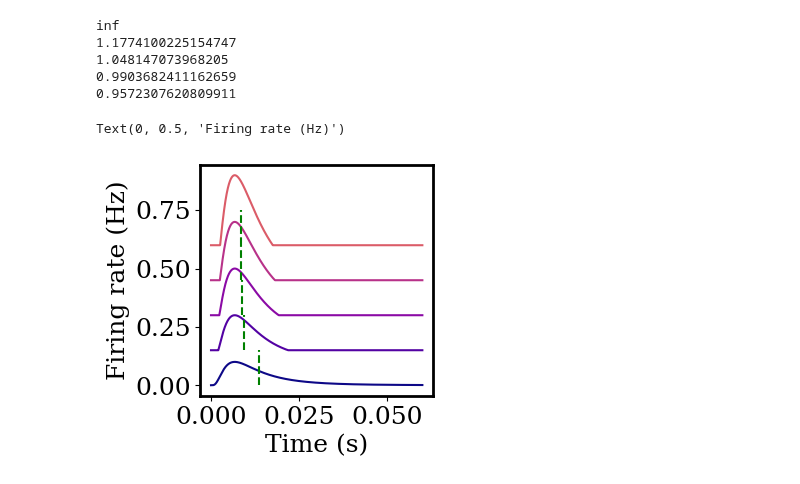
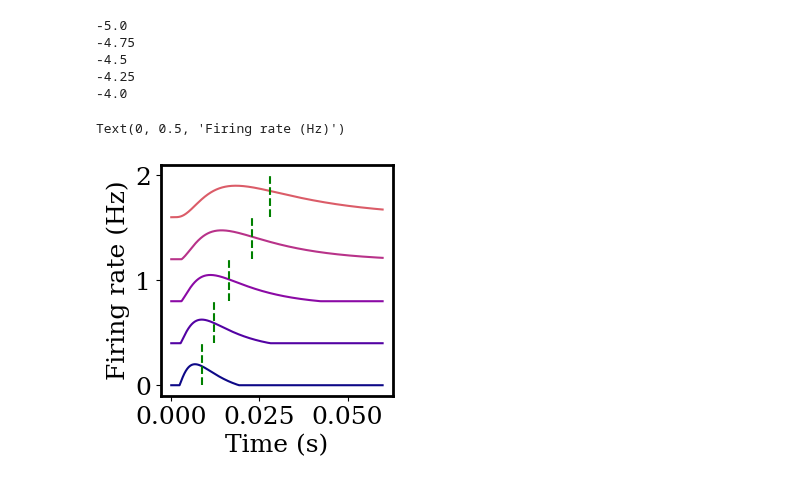
Before and after one commit to davidgbe/automated_plasticity_discovery, a Jupyter notebook: moment_control_longtailed_voltage.ipynb, the cells around one changed output. Drawn from its saved outputs; the diff is of its cells as text; code cells hidden in the pictures.

```diff
--- a/moment_control_longtailed_voltage.ipynb
+++ b/moment_control_longtailed_voltage.ipynb
@@ -31,41 +69,42 @@ def comp_r_out(t, w, b, a, u):
 w_set = 0.009
 b_set = 0.01
 
-w = np.linspace(1, 5, 5)
-b = np.linspace(0, 0.2, 5)
+w = np.linspace(3, 3, 5)
+b = np.linspace(0.1, 0, 5)
 
-a_plot, T_plot = np.meshgrid(np.linspace(0.1, 0.1, 5), np.linspace(-5, -5, 5))
+a_plot, T_plot = np.meshgrid(np.linspace(0.1, 0.1, 1), np.linspace(-5, -4, 5))
 
 scale = 1
 fig, axs = plt.subplots(1, 1, figsize=(3 * scale, 3 * scale))
 
 n_lines = 8
 cmap = mpl.colormaps['plasma']
 
 # Take colors at regular intervals spanning the colormap.
 colors = cmap(np.linspace(0, 1, n_lines))
 
 dt = 0.00005
 t = np.linspace(0, 0.06, int(0.06 / dt))
 
 all_r_outs_adjusted = []
 
 for i in range(w.shape[0]):
+    print(T_plot.flatten()[i])
     r_out = comp_r_out(t, w[i], b[i], a_plot.flatten()[i], T_plot.flatten()[i])
     t_mean = np.sum(t * r_out) / np.sum(r_out)
 #     r_out_adjust = np.concatenate([np.zeros(int((T_max_half - half_T) / dt)), r_out])
 #     r_out_adjust = r_out_adjust[:int(0.06/dt)]
     all_r_outs_adjusted.append(r_out)
-    axs.plot(np.arange(len(r_out)) * dt, r_out + 0.15 * i, c=colors[i])
-    axs.plot(t_mean * np.ones(2), 0.15 * i + np.array([0, 0.15]), '--', color='green')
+    axs.plot(np.arange(len(r_out)) * dt, r_out + 0.4 * i, c=colors[i])
+    axs.plot(t_mean * np.ones(2), 0.4 * i + np.array([0, 0.4]), '--', color='green')
 
 axs.set_xlabel('Time (s)')
 axs.set_ylabel('Firing rate (Hz)')
 # %% [output]
-inf
-1.1774100225154747
-1.048147073968205
-0.9903682411162659
-0.9572307620809911
+-5.0
+-4.75
+-4.5
+-4.25
+-4.0
 Text(0, 0.5, 'Firing rate (Hz)')
-[figure, old version]
+[figure, new version]
```
Also changed, not shown: parts of 4 cells of this notebook.
